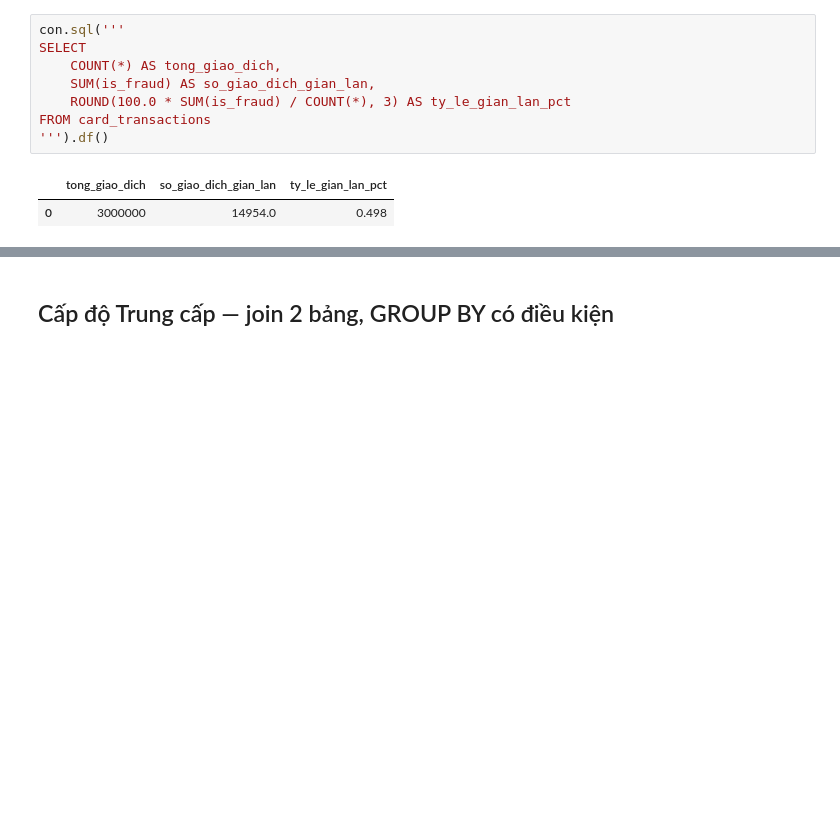
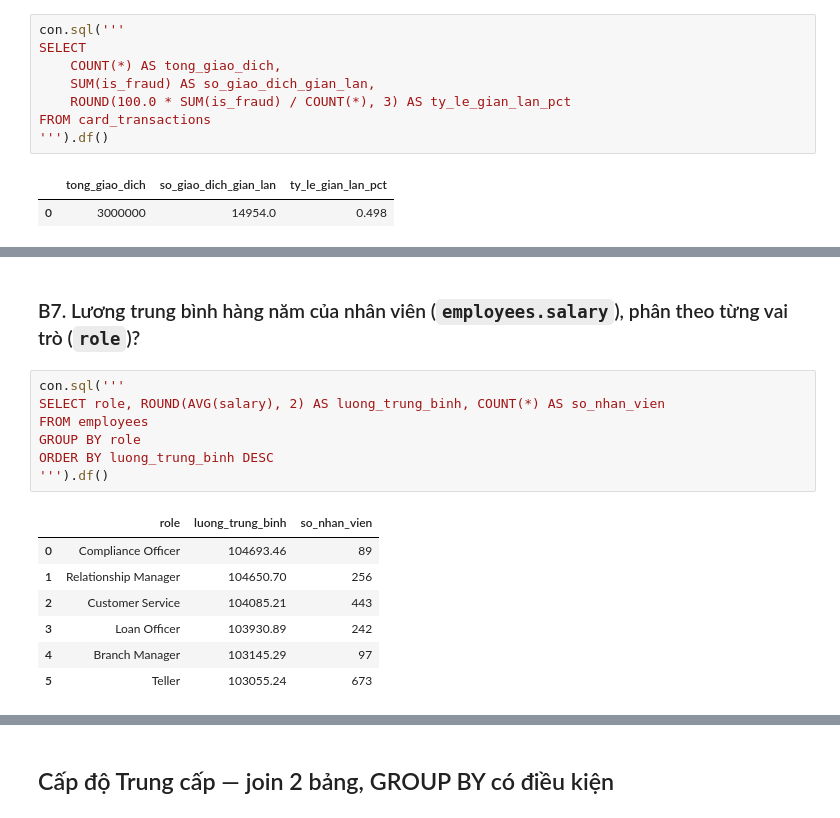
Before and after one commit to QuanPham99/CB_Txt2Sql, a Jupyter notebook: participants/exercises_answer_key_bank_schema.ipynb, the cells around one changed output, grey strips where cells are left out. Saved outputs shown, nothing was run; the diff lists cells and outputs as text; blank space fills up the shorter version.

```diff
--- a/participants/exercises_answer_key.ipynb
+++ b/participants/exercises_answer_key_bank_schema.ipynb
@@ -107,0 +137,17 @@ FROM card_transactions
+# %% [markdown]
+### B7. Lương trung bình hàng năm của nhân viên (`employees.salary`), phân theo từng vai trò (`role`)?
+# %%
+con.sql('''
+SELECT role, ROUND(AVG(salary), 2) AS luong_trung_binh, COUNT(*) AS so_nhan_vien
+FROM employees
+GROUP BY role
+ORDER BY luong_trung_binh DESC
+''').df()
+# %% [output]
+|  | role | luong_trung_binh | so_nhan_vien |
+| 0 | Compliance Officer | 104693.46 | 89 |
+| 1 | Relationship Manager | 104650.70 | 256 |
+| 2 | Customer Service | 104085.21 | 443 |
+| 3 | Loan Officer | 103930.89 | 242 |
+| 4 | Branch Manager | 103145.29 | 97 |
+| 5 | Teller | 103055.24 | 673 |
```
Also changed, not shown: parts of 21 cells of this notebook, 9 other files.
